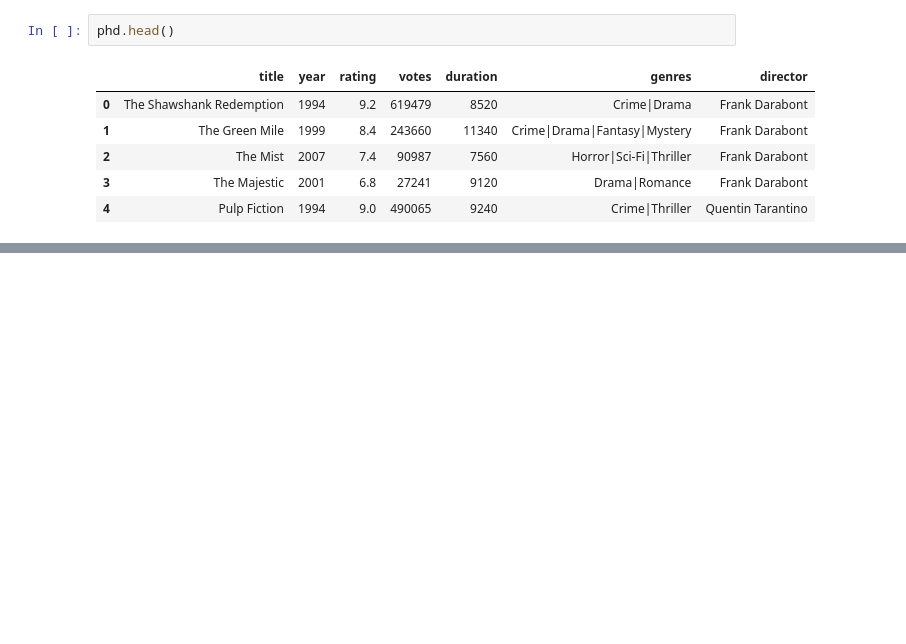
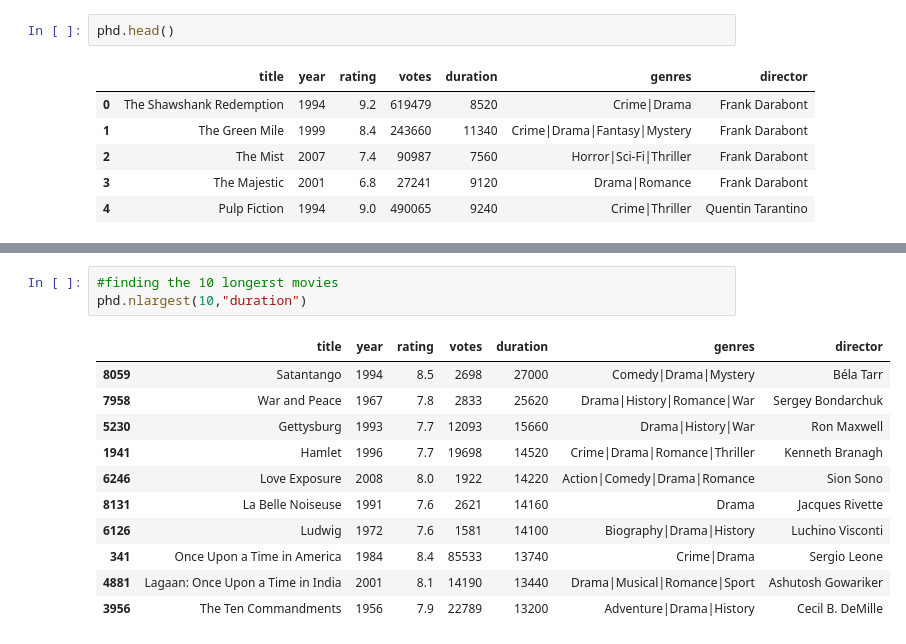
Before and after one commit to rmahato64/Development, a Jupyter notebook: Solution_Pandas_hw1.ipynb, the cells around one changed output, grey strips where cells are left out. Saved outputs shown, nothing was run; the diff lists cells and outputs as text; blank space fills up the shorter version.

```diff
--- a/Solution_Pandas_hw1.ipynb
+++ b/Solution_Pandas_hw1.ipynb
@@ -371,0 +433,15 @@ phd.head()
+# %%
+#finding the 10 longerst movies
+phd.nlargest(10,"duration")
+# %% [output]
+|  | title | year | rating | votes | duration | genres | director |
+| 8059 | Satantango | 1994 | 8.5 | 2698 | 27000 | Comedy|Drama|Mystery | Béla Tarr |
+| 7958 | War and Peace | 1967 | 7.8 | 2833 | 25620 | Drama|History|Romance|War | Sergey Bondarchuk |
+| 5230 | Gettysburg | 1993 | 7.7 | 12093 | 15660 | Drama|History|War | Ron Maxwell |
+| 1941 | Hamlet | 1996 | 7.7 | 19698 | 14520 | Crime|Drama|Romance|Thriller | Kenneth Branagh |
+| 6246 | Love Exposure | 2008 | 8.0 | 1922 | 14220 | Action|Comedy|Drama|Romance | Sion Sono |
+| 8131 | La Belle Noiseuse | 1991 | 7.6 | 2621 | 14160 | Drama | Jacques Rivette |
+| 6126 | Ludwig | 1972 | 7.6 | 1581 | 14100 | Biography|Drama|History | Luchino Visconti |
+| 341 | Once Upon a Time in America | 1984 | 8.4 | 85533 | 13740 | Crime|Drama | Sergio Leone |
+| 4881 | Lagaan: Once Upon a Time in India | 2001 | 8.1 | 14190 | 13440 | Drama|Musical|Romance|Sport | Ashutosh Gowariker |
+| 3956 | The Ten Commandments | 1956 | 7.9 | 22789 | 13200 | Adventure|Drama|History | Cecil B. DeMille |
```
Also changed, not shown: parts of 18 cells of this notebook.
